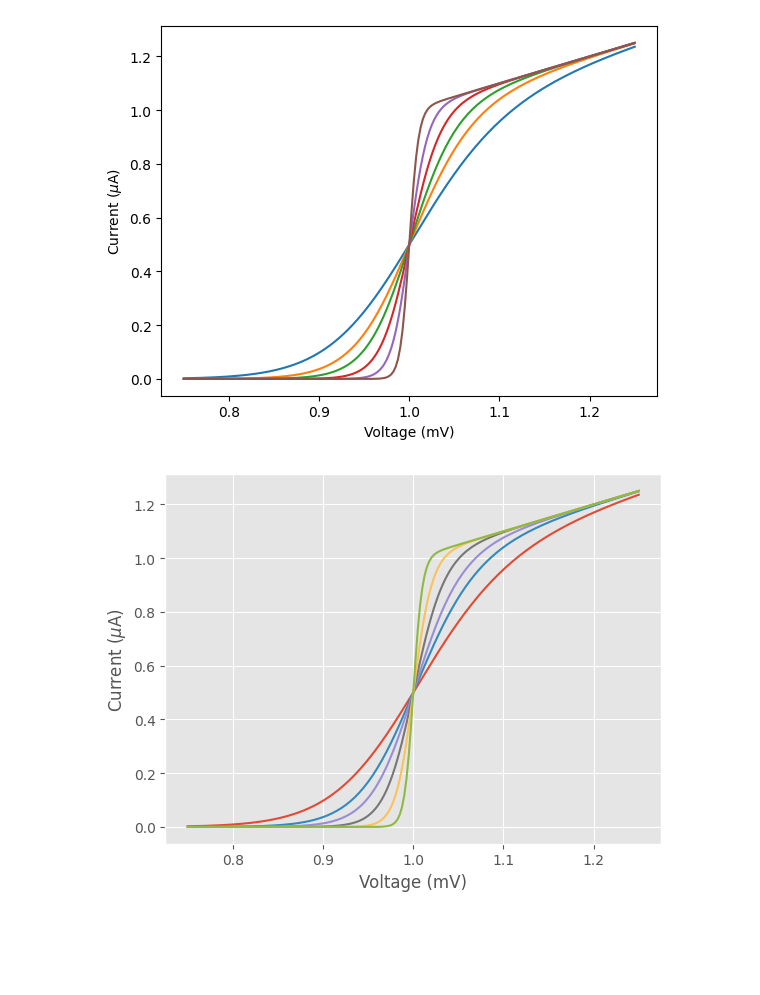
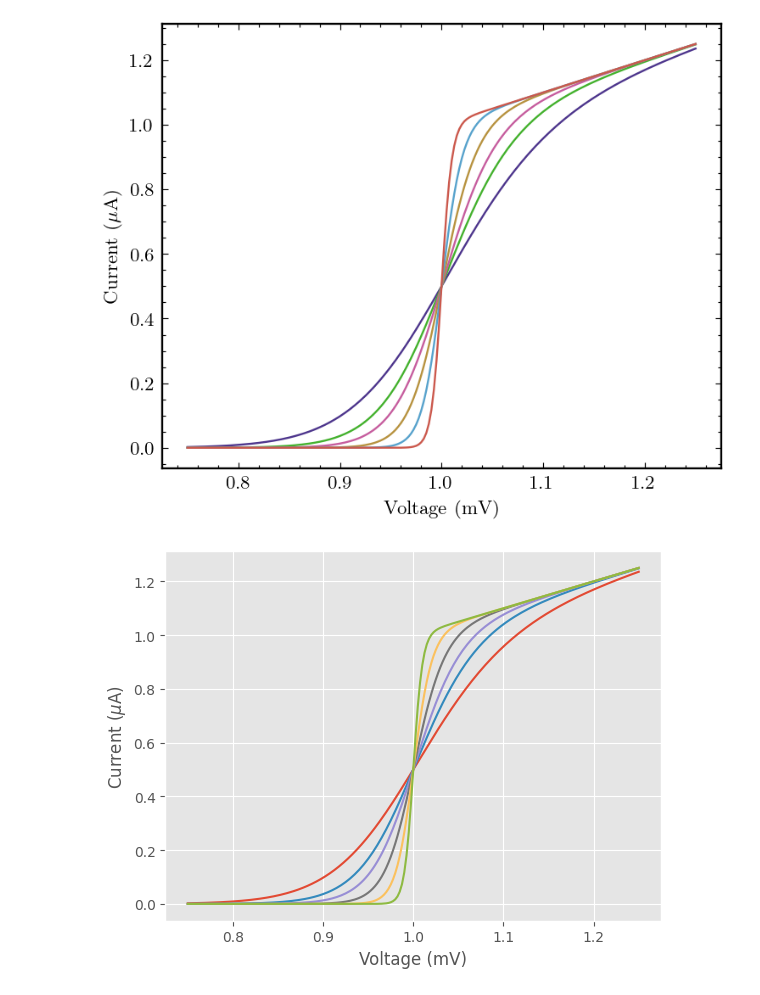
Before and after one commit to danhey/astr601_plotting, a Jupyter notebook: styling.ipynb, the cells around one changed output. Saved outputs shown, nothing was run; the diff lists cells and outputs as text; code cells hidden in the pictures; blank space fills up the shorter version.

```diff
--- a/styling.ipynb
+++ b/styling.ipynb
@@ -10,15 +10,15 @@ x = np.linspace(0.75, 1.25, 201)
 
 pparam = dict(xlabel="Voltage (mV)", ylabel=r"Current ($\mu$A)")
 # %%
-plt.style.use("default")
+plt.style.use("tex")
 
 fig, ax = plt.subplots()
 for p in [10, 15, 20, 30, 50, 100]:
     ax.plot(x, model(x, p), label=p)
 ax.set(**pparam)
 plt.show()
 # %% [output]
-[figure, old version]
+[figure, new version]
 # %%
 plt.style.use("ggplot")
 
```
Also changed, not shown: parts of 5 cells of this notebook, 10 other files.
